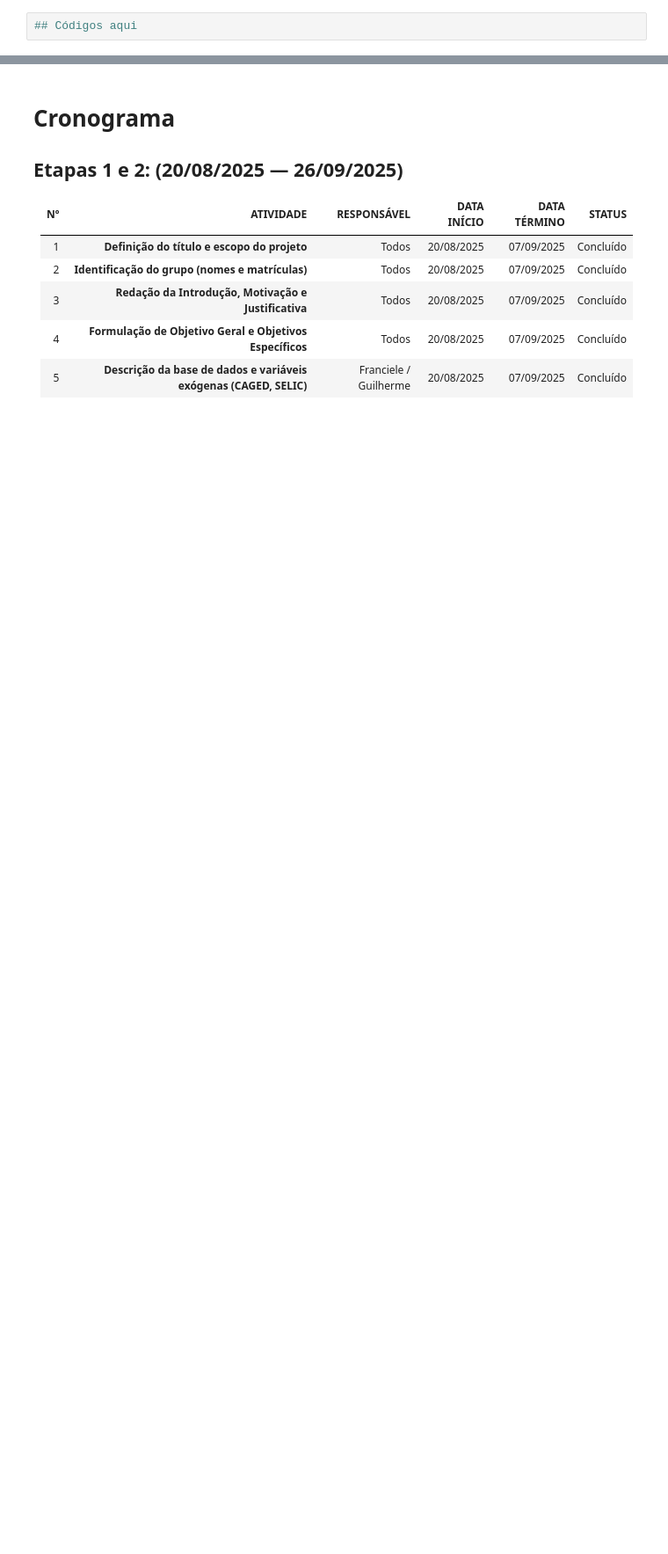
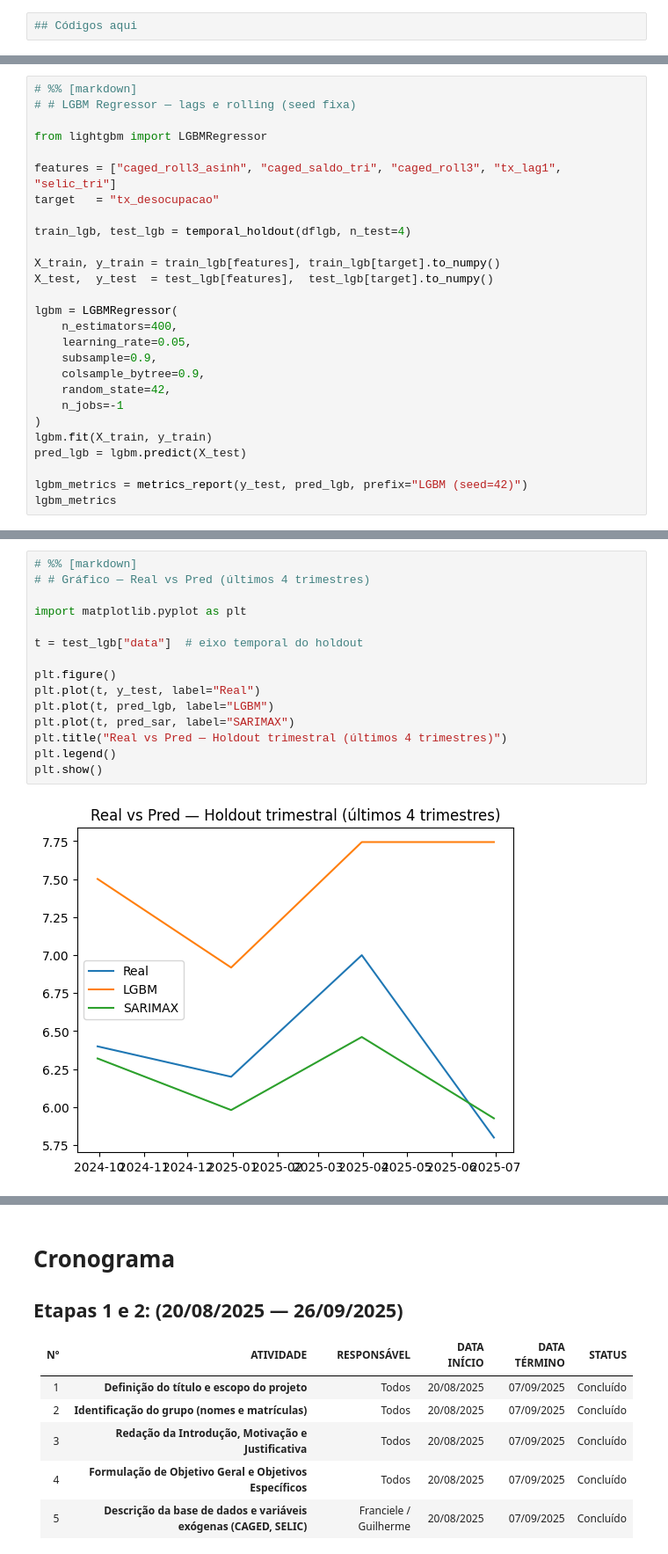
Before and after one commit to fpaterni10/projeto-aplicado-iv-desemprego-br, a Jupyter notebook: notebooks/entrega3/cd_projeto_aplicado_IV_entrega_3.ipynb, the cells around one changed output, grey strips where cells are left out. Shown: that part at 88% size. Drawn from its saved outputs; the diff is of its cells as text; blank space fills up the shorter version.

```diff
--- a/notebooks/entrega3/cd_projeto_aplicado_IV_entrega_3.ipynb
+++ b/notebooks/entrega3/cd_projeto_aplicado_IV_entrega_3.ipynb
@@ -327,0 +499,27 @@ Ambos formam o núcleo do pipeline atual e estabelecem a base para os backtests
+# %%
+# %% [markdown]
+# # LGBM Regressor — lags e rolling (seed fixa)
+
+from lightgbm import LGBMRegressor
+
+features = ["caged_roll3_asinh", "caged_saldo_tri", "caged_roll3", "tx_lag1", "selic_tri"]
+target   = "tx_desocupacao"
+
+train_lgb, test_lgb = temporal_holdout(dflgb, n_test=4)
+
+X_train, y_train = train_lgb[features], train_lgb[target].to_numpy()
+X_test,  y_test  = test_lgb[features],  test_lgb[target].to_numpy()
+
+lgbm = LGBMRegressor(
+    n_estimators=400,
+    learning_rate=0.05,
+    subsample=0.9,
+    colsample_bytree=0.9,
+    random_state=42,
+    n_jobs=-1
+)
+lgbm.fit(X_train, y_train)
+pred_lgb = lgbm.predict(X_test)
+
+lgbm_metrics = metrics_report(y_test, pred_lgb, prefix="LGBM (seed=42)")
+lgbm_metrics
@@ -327,0 +556,17 @@ Ambos formam o núcleo do pipeline atual e estabelecem a base para os backtests
+# %%
+# %% [markdown]
+# # Gráfico — Real vs Pred (últimos 4 trimestres)
+
+import matplotlib.pyplot as plt
+
+t = test_lgb["data"]  # eixo temporal do holdout
+
+plt.figure()
+plt.plot(t, y_test, label="Real")
+plt.plot(t, pred_lgb, label="LGBM")
+plt.plot(t, pred_sar, label="SARIMAX")
+plt.title("Real vs Pred — Holdout trimestral (últimos 4 trimestres)")
+plt.legend()
+plt.show()
+# %% [output]
+[figure, added]
```
Also changed, not shown: parts of 9 cells of this notebook.
